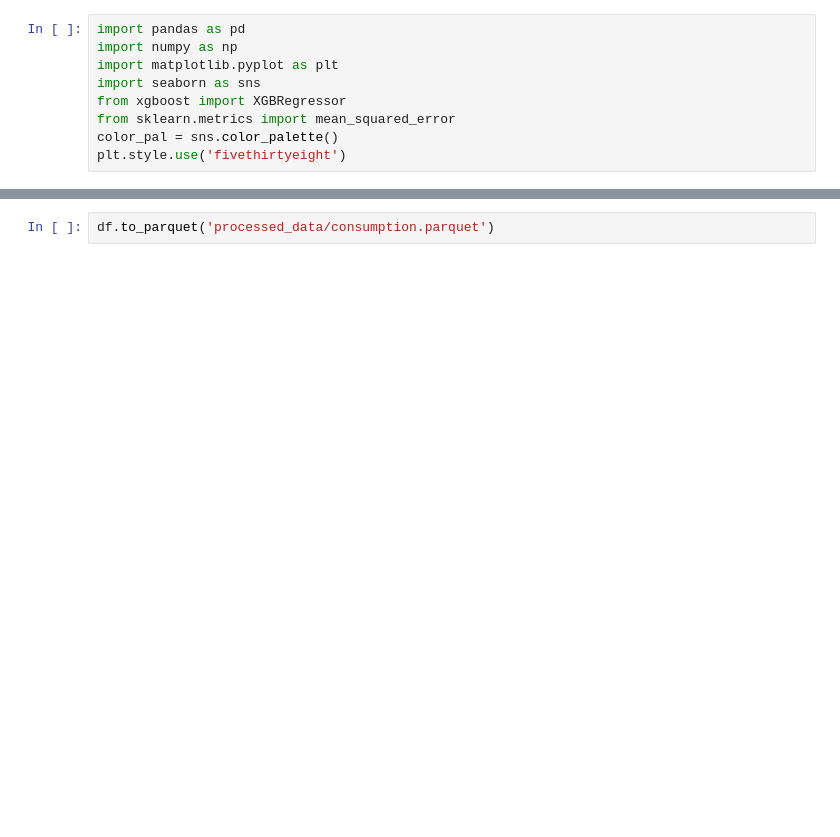
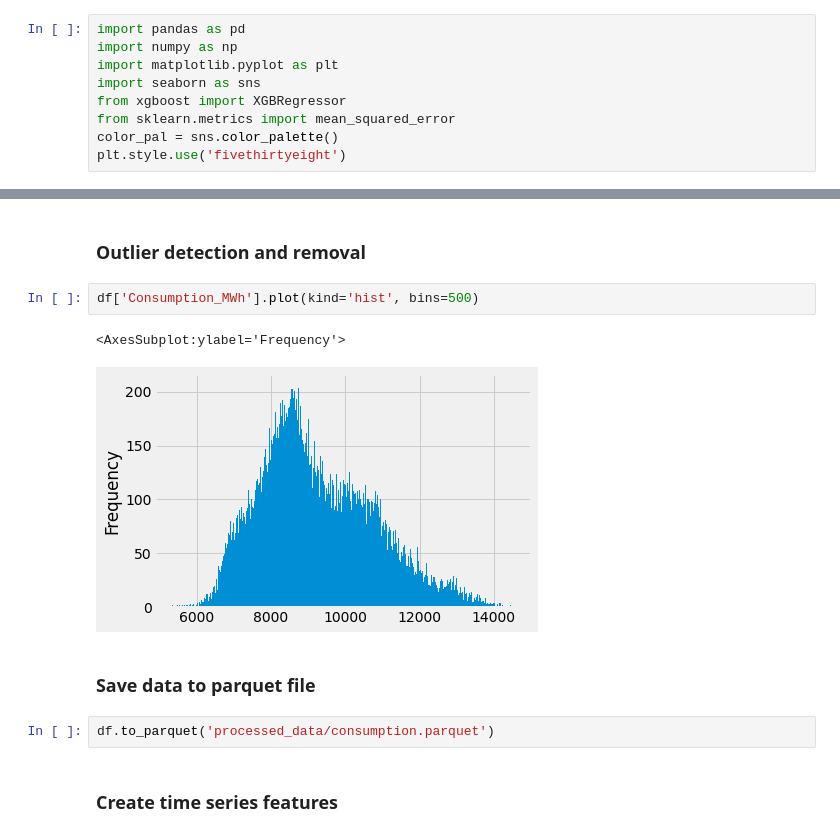
Before and after one commit to IDS-mini/electricity, a Jupyter notebook: data/consumption_eda.ipynb, the cells around one changed output, grey strips where cells are left out. Drawn from its saved outputs; the diff is of its cells as text; blank space fills up the shorter version.

Commit message:
Data integration

```diff
--- a/data/consumption_eda.ipynb
+++ b/data/consumption_eda.ipynb
@@ -34,2 +34,13 @@ plt.show()
+# %% [markdown]
+### Outlier detection and removal
+# %%
+df['Consumption_MWh'].plot(kind='hist', bins=500)
+# %% [output]
+<AxesSubplot:ylabel='Frequency'>
+[figure, added]
+# %% [markdown]
+### Save data to parquet file
 # %%
 df.to_parquet('processed_data/consumption.parquet')
+# %% [markdown]
+### Create time series features
```
Also changed, not shown: parts of 10 cells of this notebook, 10 other files.
